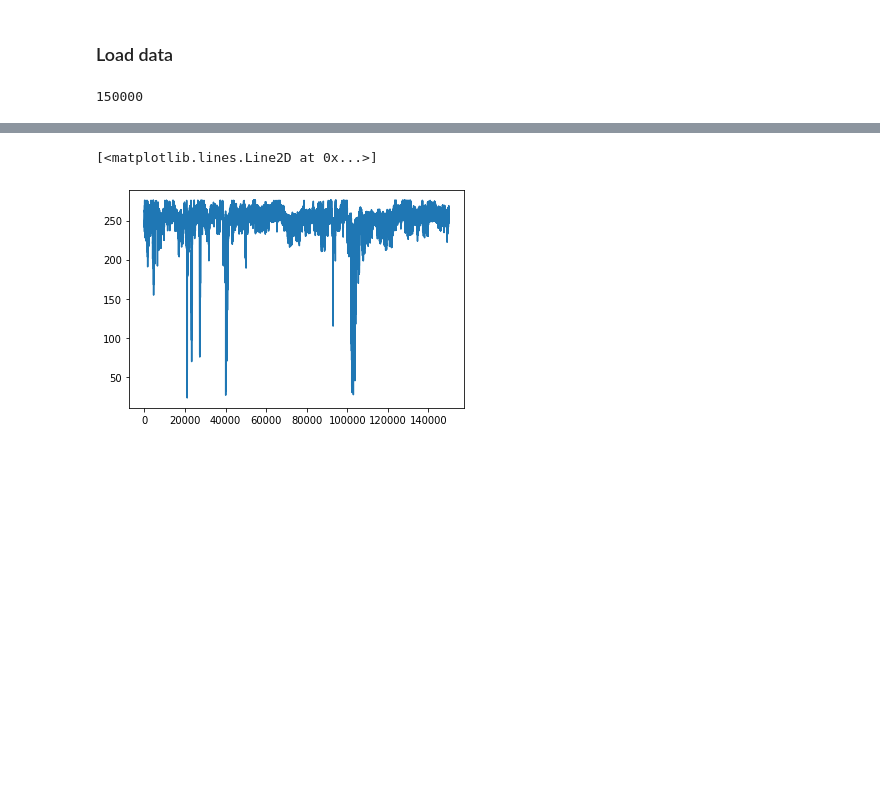
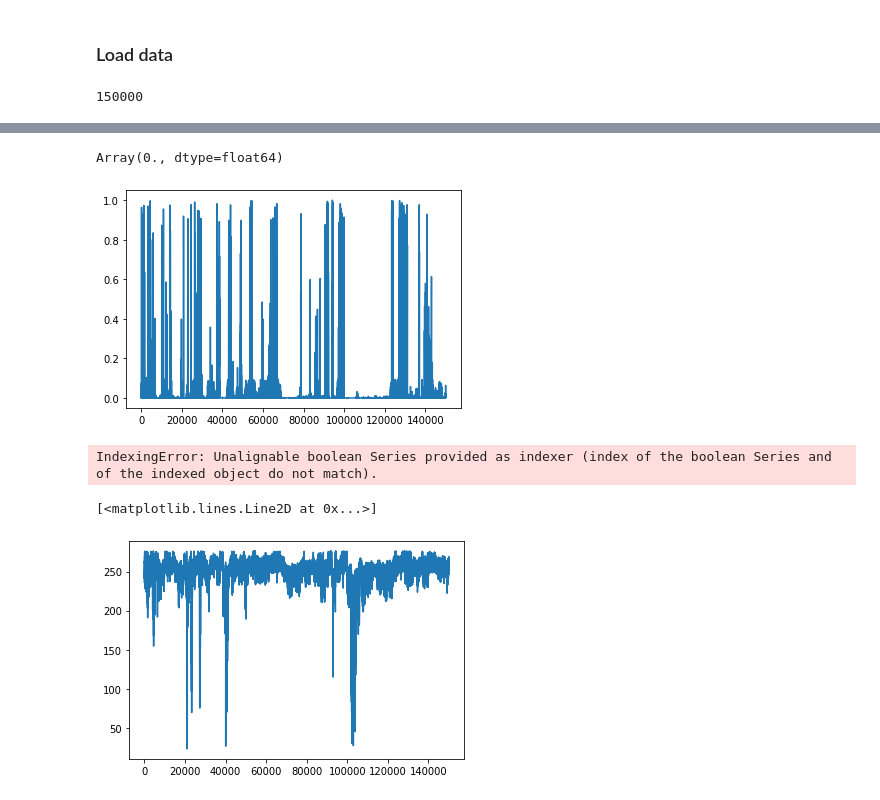
Before and after one commit to Tomfersil/pH-integration, a Jupyter notebook: ph_refine.ipynb, the cells around one changed output, grey strips where cells are left out. Drawn from its saved outputs; the diff is of its cells as text; code cells hidden in the pictures; blank space fills up the shorter version.

```diff
--- a/ph_refine.ipynb
+++ b/ph_refine.ipynb
@@ -496,3 +573,15 @@ len(ns[3.5])
+# %%
+plt.plot(gs[3.5]['weight'])
+# plt.yscale('symlog')
+
+np.min(np.array(gs[3.5]['weight']))
+# %% [output]
+Array(0., dtype=float64)
+[figure, added]
+# %%
+gs[3.5]['weight'][ns[3.5] == 0]
+# %% [output]
+IndexingError: Unalignable boolean Series provided as indexer (index of the boolean Series and of the indexed object do not match).
 # %%
 plt.plot(gs[3.5]['metad.bias'])
 # %% [output]
```
Also changed, not shown: parts of 7 cells of this notebook.
